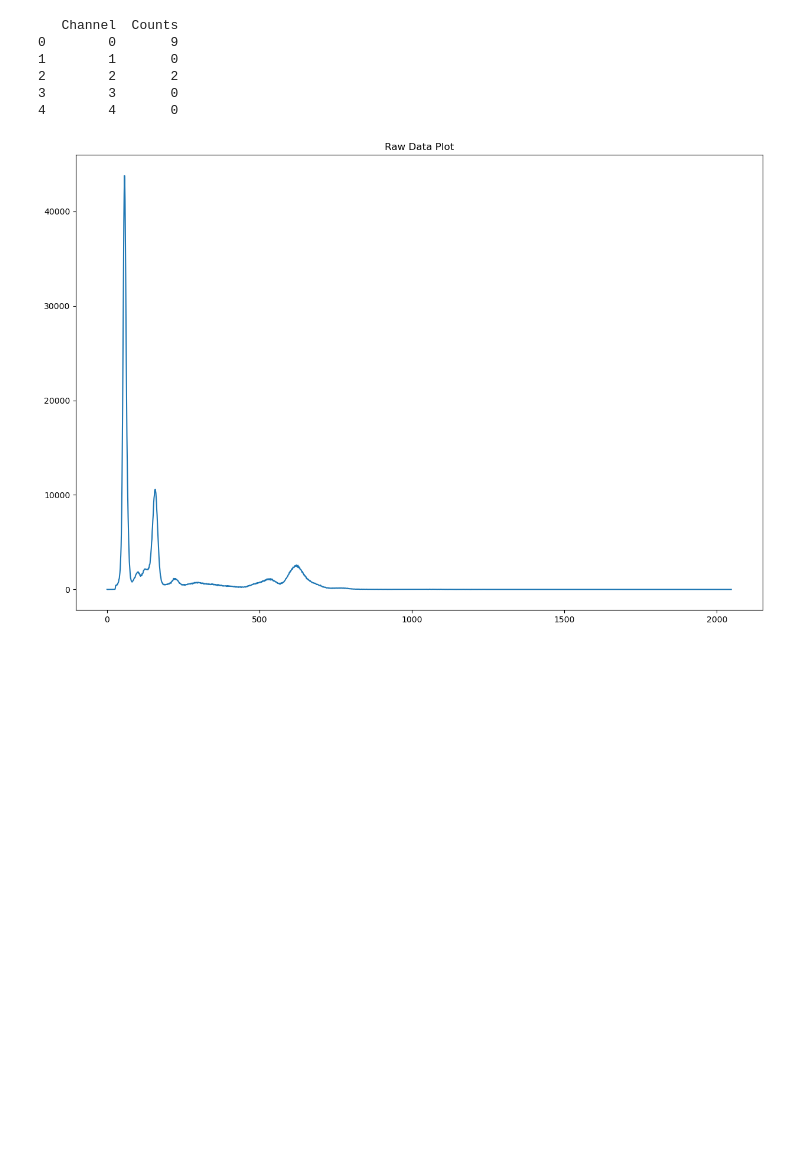
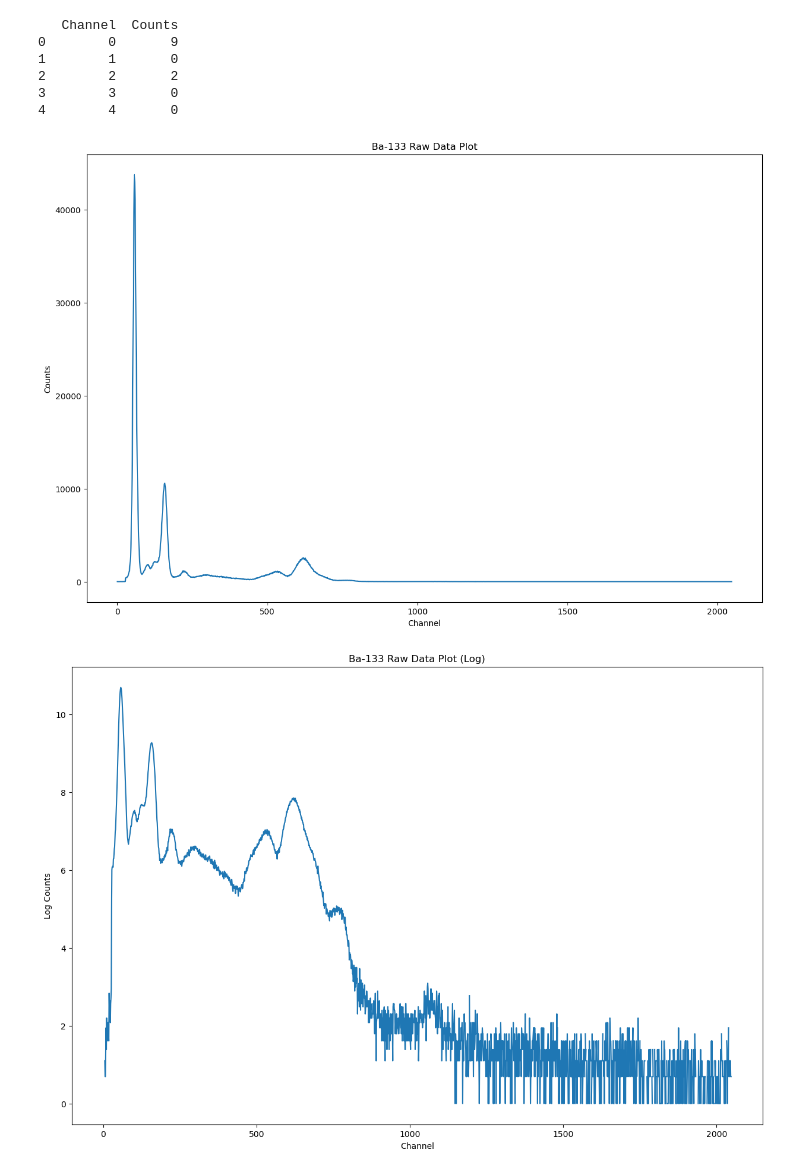
Before and after one commit to ethan-ryan-gh/gam-spec, a Jupyter notebook: Ba_133_Analysis.ipynb, the cells around one changed output. Saved outputs shown, nothing was run; the diff lists cells and outputs as text; code cells hidden in the pictures; blank space fills up the shorter version.

```diff
--- a/Ba_133_Analysis.ipynb
+++ b/Ba_133_Analysis.ipynb
@@ -6,34 +6,72 @@
 import pandas as pd # coding but excel
 import numpy as np # number stuff, creates arrays
 import matplotlib.pyplot as plt # plotting
 from scipy.optimize import curve_fit # curve fit class
+import pprint # PPrint bby
 
 
 ##############
 # Import data
 ##############
 
 df_Ba_133 = pd.read_csv("Ba_133.csv") # create pandas dataframe
 print(df_Ba_133.head()) # print first 5 rows
 
 
 ##############
 # Plot data
 ##############
 
 x_Ba_133 = df_Ba_133["Channel"] # grab column
 y_Ba_133 = df_Ba_133["Counts"] # grab column
 plt.figure(figsize=(15,10))
-plt.xlabel("")
-plt.ylabel("")
-plt.title("Raw Data Plot")
+plt.xlabel("Channel")
+plt.ylabel("Counts")
+plt.title("Ba-133 Raw Data Plot")
 plt.plot(x_Ba_133, y_Ba_133)
 plt.show()
+
+x_Ba_133 = df_Ba_133["Channel"] # grab column
+y_Ba_133_log = np.log(df_Ba_133["Counts"]) # grab column
+plt.figure(figsize=(15,10))
+plt.xlabel("Channel")
+plt.ylabel("Log Counts")
+plt.title("Ba-133 Raw Data Plot (Log)")
+plt.plot(x_Ba_133, y_Ba_133_log)
+plt.show()
+
+x_Ba_133_slice_01 = df_Ba_133["Channel"][75:300] # grab column
+y_Ba_133_slice_01 = df_Ba_133["Counts"][75:300] # grab column
+plt.figure(figsize=(15,10))
+plt.xlabel("Channel")
+plt.ylabel("Counts")
+plt.title("Ba-133 Raw Data Plot (slice)")
+plt.plot(x_Ba_133_slice_01, y_Ba_133_slice_01)
+plt.show()
+
+x_Ba_133_slice_02 = df_Ba_133["Channel"][400:1000] # grab column
+y_Ba_133_slice_02 = df_Ba_133["Counts"][400:1000] # grab column
+plt.figure(figsize=(15,10))
+plt.xlabel("Channel")
+plt.ylabel("Counts")
+plt.title("Ba-133 Raw Data Plot (slice)")
+plt.plot(x_Ba_133_slice_02, y_Ba_133_slice_02)
+plt.show()
+
+x_Ba_133_slice_03 = df_Ba_133["Channel"][1000:] # grab column
+y_Ba_133_slice_03 = df_Ba_133["Counts"][1000:] # grab column
+plt.figure(figsize=(15,10))
+plt.xlabel("Channel")
+plt.ylabel("Counts")
+plt.title("Ba-133 Raw Data Plot (slice)")
+plt.plot(x_Ba_133_slice_03, y_Ba_133_slice_03)
+plt.show()
 # %% [output]
    Channel  Counts
 0        0       9
 1        1       0
 2        2       2
 3        3       0
 4        4       0
-[figure, old version]
+[figure, new version]
+[figure, added]
```
Also changed, not shown: parts of 5 cells of this notebook, 7 other files.
